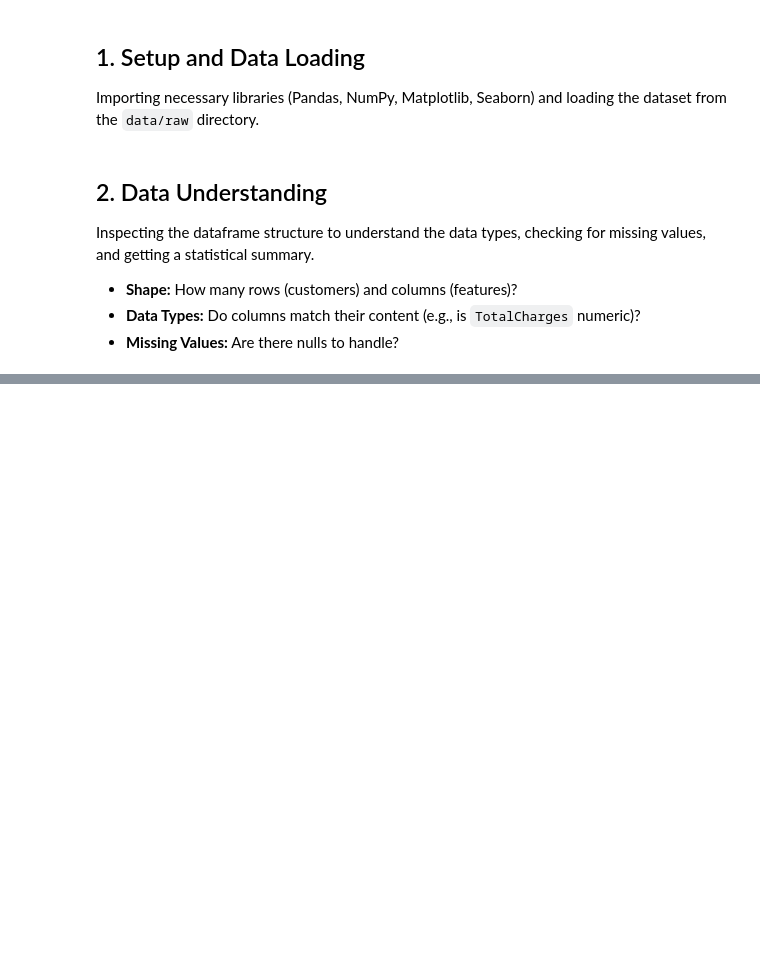
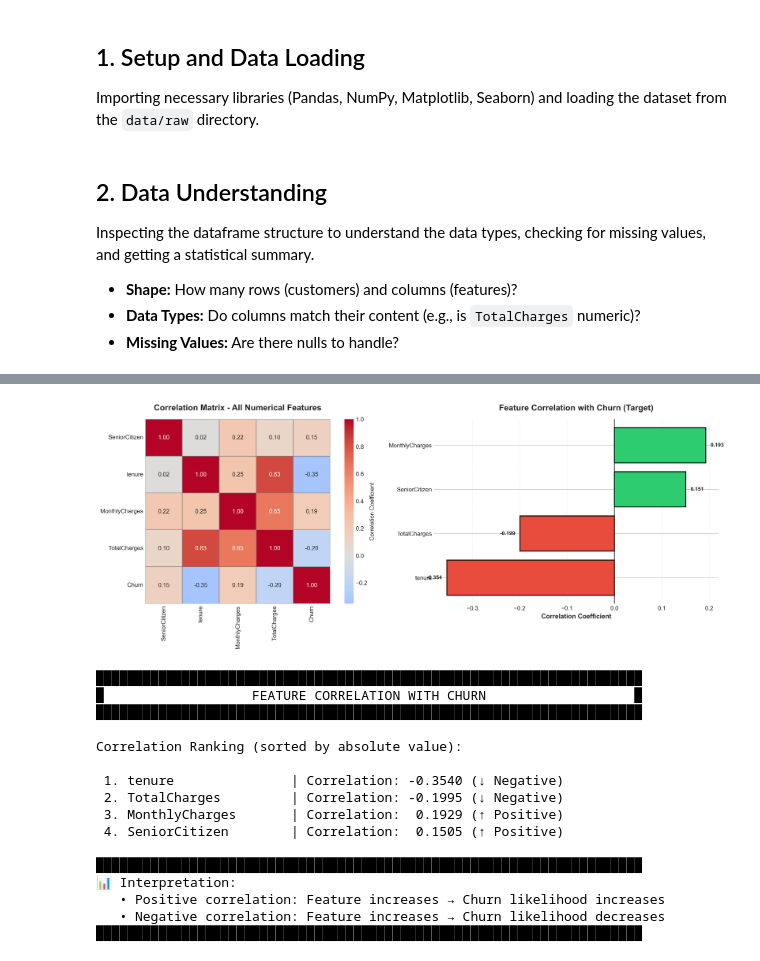
Before and after one commit to bedirhankaraahmetli/churn-prediction, a Jupyter notebook: notebooks/1.0-eda-baseline.ipynb, the cells around one changed output, grey strips where cells are left out. Drawn from its saved outputs; the diff is of its cells as text; code cells hidden in the pictures; blank space fills up the shorter version.

```diff
--- a/notebooks/1.0-eda-baseline.ipynb
+++ b/notebooks/1.0-eda-baseline.ipynb
@@ -43,0 +210,77 @@ df.head()
+# %%
+# Prepare data for correlation analysis
+# Create a copy of the dataframe and convert categorical 'Churn' to binary
+df_corr = df.copy()
+df_corr['Churn'] = df_corr['Churn'].map({'Yes': 1, 'No': 0})
+
+# Select only numerical columns for correlation
+numerical_cols = df_corr.select_dtypes(include=['int64', 'float64']).columns
+df_numerical = df_corr[numerical_cols]
+
+# Calculate correlation with Churn
+churn_correlation = df_numerical.corr()['Churn'].sort_values(ascending=False)
+
+# Create visualization
+fig, axes = plt.subplots(1, 2, figsize=(16, 6), dpi=300)
+
+# 1. Correlation heatmap for numerical features
+corr_matrix = df_numerical.corr()
+sns.heatmap(corr_matrix, annot=True, fmt='.2f', cmap='coolwarm', center=0,
+            square=True, ax=axes[0], cbar_kws={'label': 'Correlation Coefficient'},
+            linewidths=0.5, linecolor='gray')
+axes[0].set_title('Correlation Matrix - All Numerical Features', fontsize=14, fontweight='bold', pad=15)
+
+# 2. Bar chart of correlations with Churn (excluding Churn itself)
+churn_corr_sorted = churn_correlation.drop('Churn').sort_values()
+colors_corr = ['#e74c3c' if x < 0 else '#2ecc71' for x in churn_corr_sorted.values]
+axes[1].barh(range(len(churn_corr_sorted)), churn_corr_sorted.values, color=colors_corr, edgecolor='black', linewidth=1.5)
+axes[1].set_yticks(range(len(churn_corr_sorted)))
+axes[1].set_yticklabels(churn_corr_sorted.index, fontsize=10)
+axes[1].set_xlabel('Correlation Coefficient', fontsize=11, fontweight='bold')
+axes[1].set_title('Feature Correlation with Churn (Target)', fontsize=14, fontweight='bold', pad=15)
+axes[1].axvline(x=0, color='black', linestyle='-', linewidth=1)
+axes[1].grid(axis='x', alpha=0.3, linestyle='--')
+axes[1].set_axisbelow(True)
+
+# Add value labels on bars
+for i, v in enumerate(churn_corr_sorted.values):
+    axes[1].text(v + 0.01 if v > 0 else v - 0.01, i, f'{v:.3f}',
+                va='center', ha='left' if v > 0 else 'right', fontweight='bold', fontsize=9)
+
+plt.tight_layout()
+plt.show()
+
+# Print correlation summary
+print("\n" + "█"*70)
+print("█" + " FEATURE CORRELATION WITH CHURN ".center(68) + "█")
+print("█"*70)
+print("\nCorrelation Ranking (sorted by absolute value):\n")
+churn_corr_abs = churn_correlation.drop('Churn').abs().sort_values(ascending=False)
+for i, (feature, corr_val) in enumerate(churn_corr_abs.items(), 1):
+    original_corr = churn_correlation[feature]
+    direction = "↑ Positive" if original_corr > 0 else "↓ Negative"
+    print(f"{i:2d}. {feature:20s} | Correlation: {original_corr:7.4f} ({direction})")
+
+print("\n" + "█"*70)
+print("📊 Interpretation:")
+print("   • Positive correlation: Feature increases → Churn likelihood increases")
+print("   • Negative correlation: Feature increases → Churn likelihood decreases")
+print("█"*70 + "\n")
+# %% [output]
+[figure, added]
+██████████████████████████████████████████████████████████████████████
+█                   FEATURE CORRELATION WITH CHURN                   █
+██████████████████████████████████████████████████████████████████████
+
+Correlation Ranking (sorted by absolute value):
+
+ 1. tenure               | Correlation: -0.3540 (↓ Negative)
+ 2. TotalCharges         | Correlation: -0.1995 (↓ Negative)
+ 3. MonthlyCharges       | Correlation:  0.1929 (↑ Positive)
+ 4. SeniorCitizen        | Correlation:  0.1505 (↑ Positive)
+
+██████████████████████████████████████████████████████████████████████
+📊 Interpretation:
+   • Positive correlation: Feature increases → Churn likelihood increases
+   • Negative correlation: Feature increases → Churn likelihood decreases
+██████████████████████████████████████████████████████████████████████
```
Also changed, not shown: parts of 21 cells of this notebook, 2 other files.
